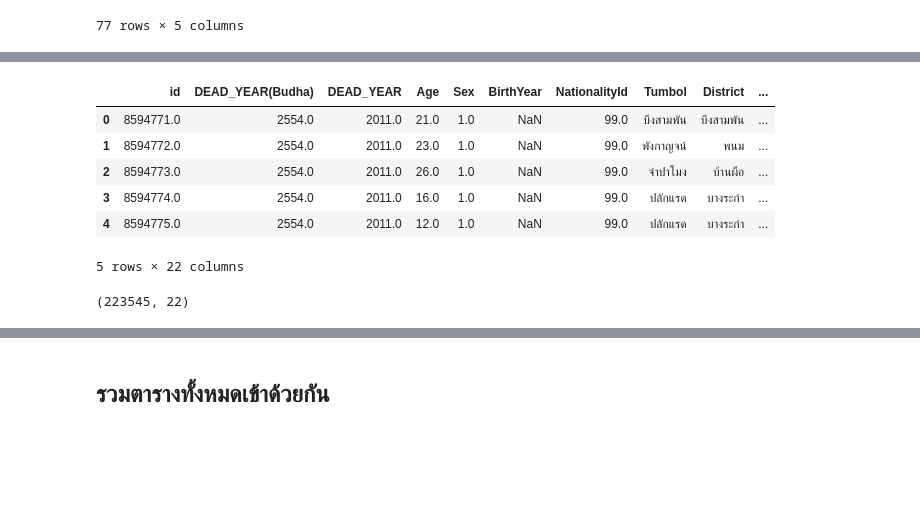
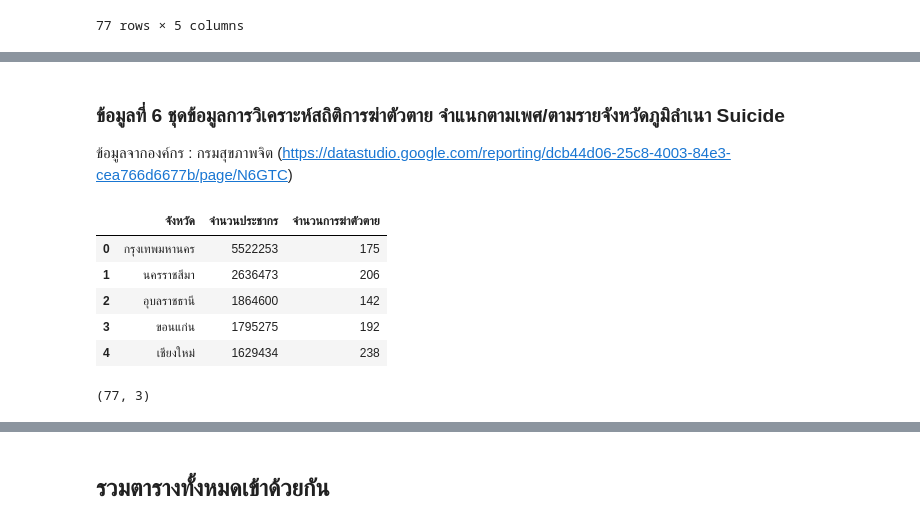
Before and after one commit to chuangchai49097/data_viz_2022, a Jupyter notebook: Project_Python.ipynb, the cells around one changed output, grey strips where cells are left out. Cells and saved outputs as stored; diff of their text form; code cells hidden in the pictures; blank space fills up the shorter version.

```diff
--- a/Project_Python.ipynb
+++ b/Project_Python.ipynb
@@ -273,15 +257,18 @@ df_region
+# %% [markdown]
+### ข้อมูลที่ 6 ชุดข้อมูลการวิเคราะห์สถิติการฆ่าตัวตาย จำแนกตามเพศ/ตามรายจังหวัดภูมิลำเนา Suicide
+
+ข้อมูลจากองค์กร : กรมสุขภาพจิต (https://datastudio.google.com/reporting/dcb44d06-25c8-4003-84e3-cea766d6677b/page/N6GTC)
 # %%
-data_dead = pd.read_excel(os.path.join(path,'tbl_rtddi.xlsx'))  # ที่อยู่ของไฟล์ tbl_rtddi.xlsx
-data_dead.head()  # เรียกดูข้อมูลแค่หัวตาราง
+data_suicide = pd.read_csv(os.path.join(path,'กรมสุขภาพจิต.csv'))  # ที่อยู่ของไฟล์ tbl_rtddi.xlsx
+data_suicide.head()  # เรียกดูข้อมูลแค่หัวตาราง
 # %% [output]
-|  | id | DEAD_YEAR(Budha) | DEAD_YEAR | Age | Sex | BirthYear | NationalityId | Tumbol | District | ... |
-| 0 | 8594771.0 | 2554.0 | 2011.0 | 21.0 | 1.0 | NaN | 99.0 | บึงสามพัน | บึงสามพัน | ... |
-| 1 | 8594772.0 | 2554.0 | 2011.0 | 23.0 | 1.0 | NaN | 99.0 | พังกาญจน์ | พนม | ... |
-| 2 | 8594773.0 | 2554.0 | 2011.0 | 26.0 | 1.0 | NaN | 99.0 | จำปาโมง | บ้านผือ | ... |
-| 3 | 8594774.0 | 2554.0 | 2011.0 | 16.0 | 1.0 | NaN | 99.0 | ปลักแรด | บางระกำ | ... |
-| 4 | 8594775.0 | 2554.0 | 2011.0 | 12.0 | 1.0 | NaN | 99.0 | ปลักแรด | บางระกำ | ... |
+|  | จังหวัด | จำนวนประชากร | จำนวนการฆ่าตัวตาย |
+| 0 | กรุงเทพมหานคร | 5522253 | 175 |
+| 1 | นครราชสีมา | 2636473 | 206 |
+| 2 | อุบลราชธานี | 1864600 | 142 |
+| 3 | ขอนแก่น | 1795275 | 192 |
+| 4 | เชียงใหม่ | 1629434 | 238 |
-5 rows × 22 columns
 # %%
-data_dead.shape  # ขนาดของ data_dead
+data_suicide.shape  # ขนาดของ data_dead
 # %% [output]
-(223545, 22)
+(77, 3)
```
Also changed, not shown: parts of 23 cells of this notebook.
